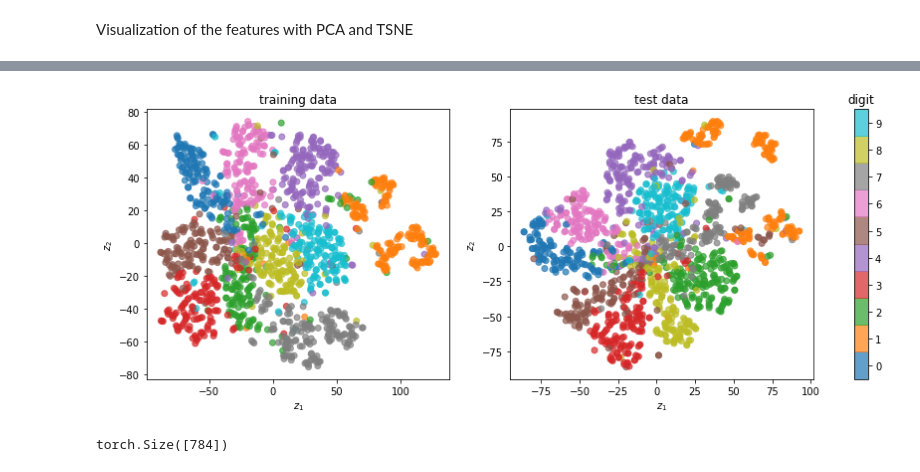
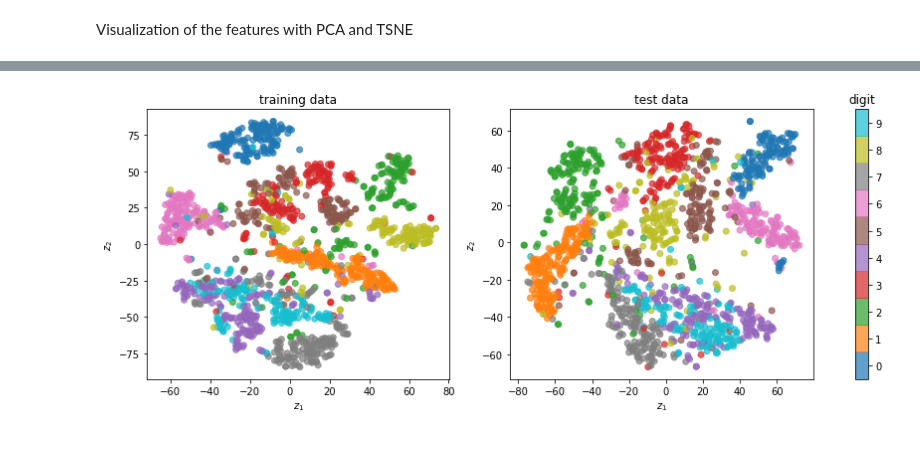
Before and after one commit to ojaohe-3/D7047E, a Jupyter notebook: ex3.ipynb, the cells around one changed output, grey strips where cells are left out. Drawn from its saved outputs; the diff is of its cells as text; code cells hidden in the pictures.

```diff
--- a/ex3.ipynb
+++ b/ex3.ipynb
@@ -371,0 +372,16 @@ plot_encoding((tsne_train[:,:2], train_labels[:size]), (tsne_test[:,:2], test_la
+# %%
+# Visualization of the original data using PCA and t-SNE
+batch_size = 32
+train_dataset, test_dataset = MNIST_datasets(flat = True)
+all_train_data = getall(train_dataset)
+all_test_data = getall(test_dataset)
+train_inputs, train_labels = all_train_data[0], all_train_data[1]
+test_inputs, test_labels = all_test_data[0], all_test_data[1]
+# %%
+pca = PCA()
+pca.fit(train_inputs)
+
+pca_train = pca.transform(train_inputs)
+pca_test = pca.transform(test_inputs)
+
+plot_encoding((pca_train[:,:2], train_labels), (pca_test[:,:2], test_labels))
@@ -372,11 +390,9 @@ plot_encoding((tsne_train[:,:2], train_labels[:size]), (tsne_test[:,:2], test_la
 # %%
-# tsne on activations
-
 size = 1500
-tsne = TSNE(n_components=2, random_state=0, perplexity=10, n_iter=2100)
-tsne_train = tsne.fit_transform(train_activations[:size, :])
-tsne_test = tsne.fit_transform(test_activations[:size, :])
+tsne = TSNE(n_components=2, random_state=0, perplexity=20, n_iter=2100)
+tsne_train = tsne.fit_transform(train_inputs[:size, :])
+tsne_test = tsne.fit_transform(test_inputs[:size, :])
 
 plot_encoding((tsne_train[:,:2], train_labels[:size]), (tsne_test[:,:2], test_labels[:size]))
 # %% [output]
-[figure, old version]
+[figure, new version]
@@ -391,4 +398,0 @@ train_inputs.shape
-# %%
-train_inputs[1].shape
-# %% [output]
-torch.Size([784])
```
Also changed, not shown: parts of 24 cells of this notebook.
